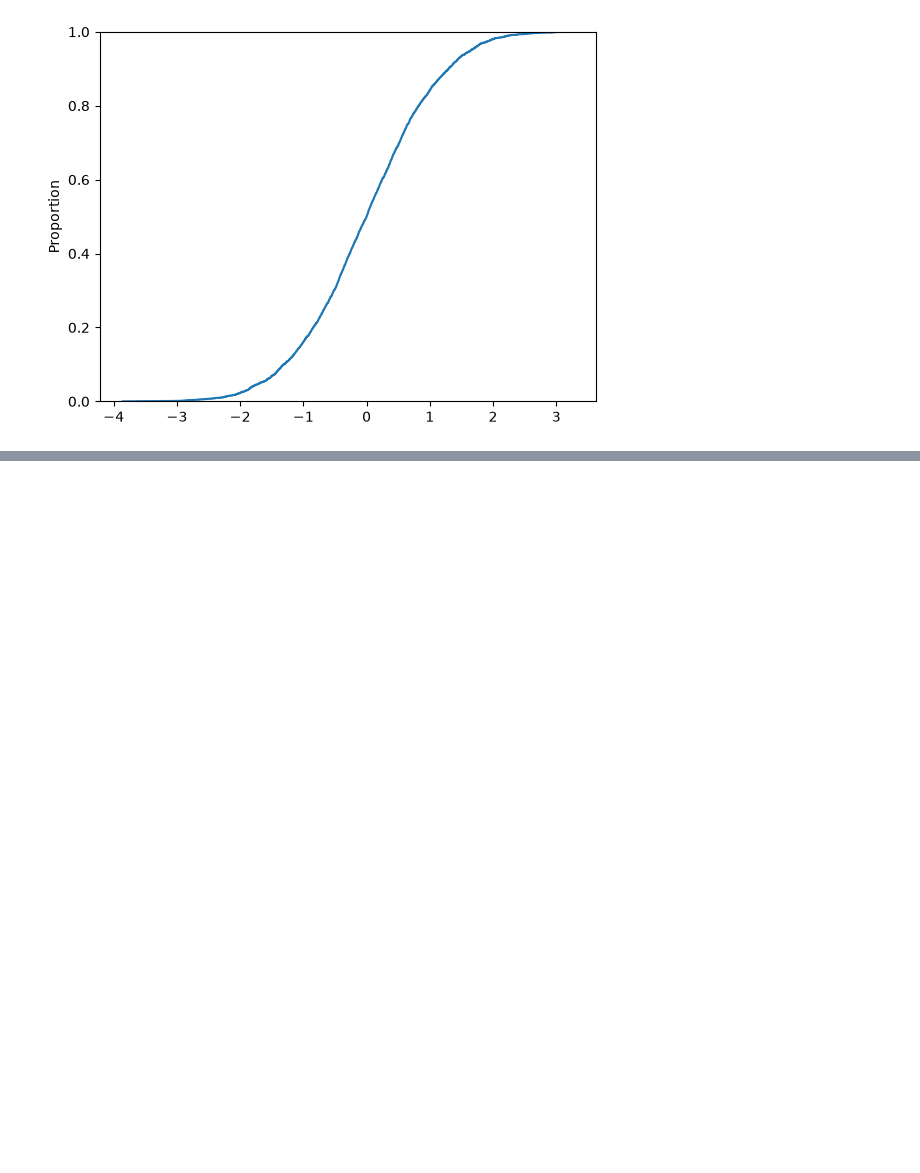
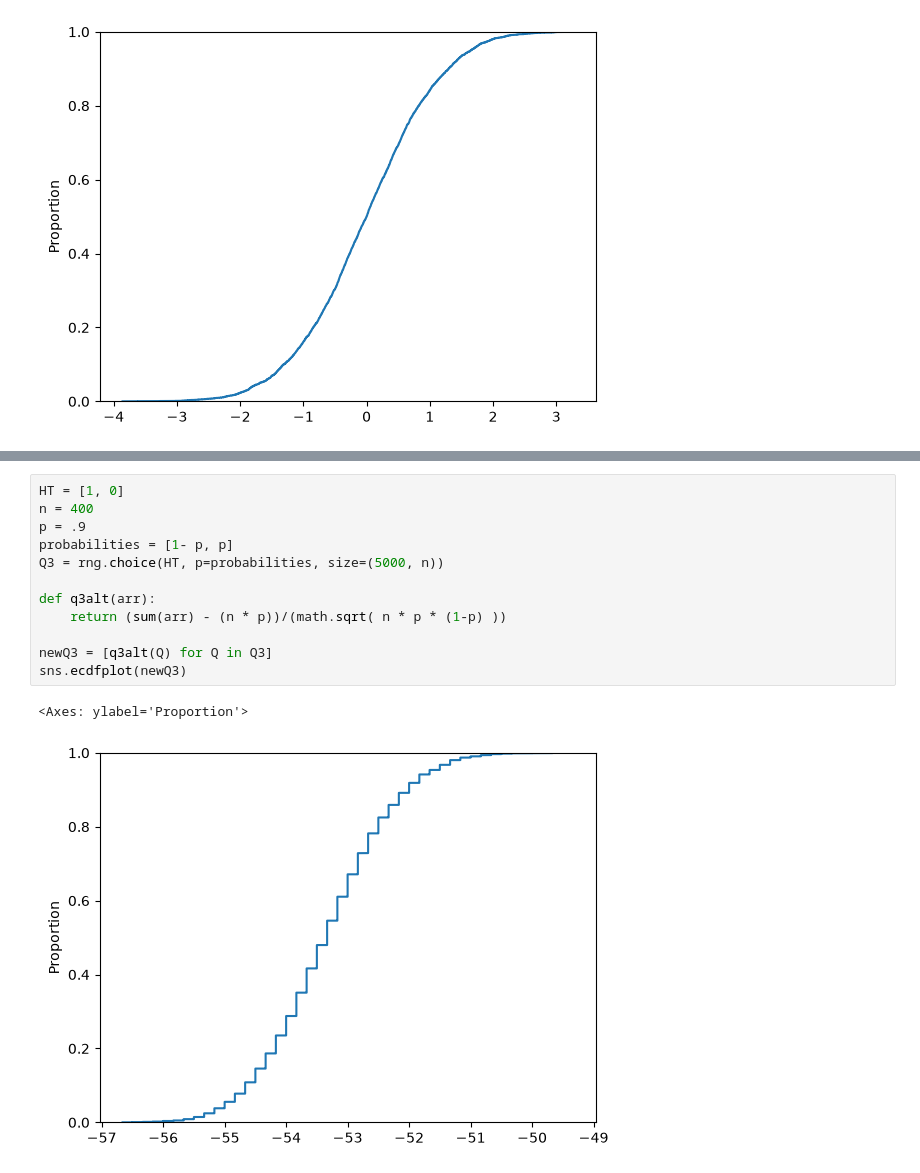
Before and after one commit to sjy3pb/uu_categorical_and_numeric, a Jupyter notebook: thursday_lab/cat_num_lab.ipynb, the cells around one changed output, grey strips where cells are left out. Drawn from its saved outputs; the diff is of its cells as text; blank space fills up the shorter version.

```diff
--- a/thursday_lab/cat_num_lab.ipynb
+++ b/thursday_lab/cat_num_lab.ipynb
@@ -60,0 +74,15 @@ np.float64(0.5)
+# %%
+HT = [1, 0]
+n = 400
+p = .9
+probabilities = [1- p, p]
+Q3 = rng.choice(HT, p=probabilities, size=(5000, n))
+
+def q3alt(arr):
+    return (sum(arr) - (n * p))/(math.sqrt( n * p * (1-p) ))
+
+newQ3 = [q3alt(Q) for Q in Q3]
+sns.ecdfplot(newQ3)
+# %% [output]
+<Axes: ylabel='Proportion'>
+[figure, added]
```
Also changed, not shown: parts of 8 cells of this notebook, 1 other file.
